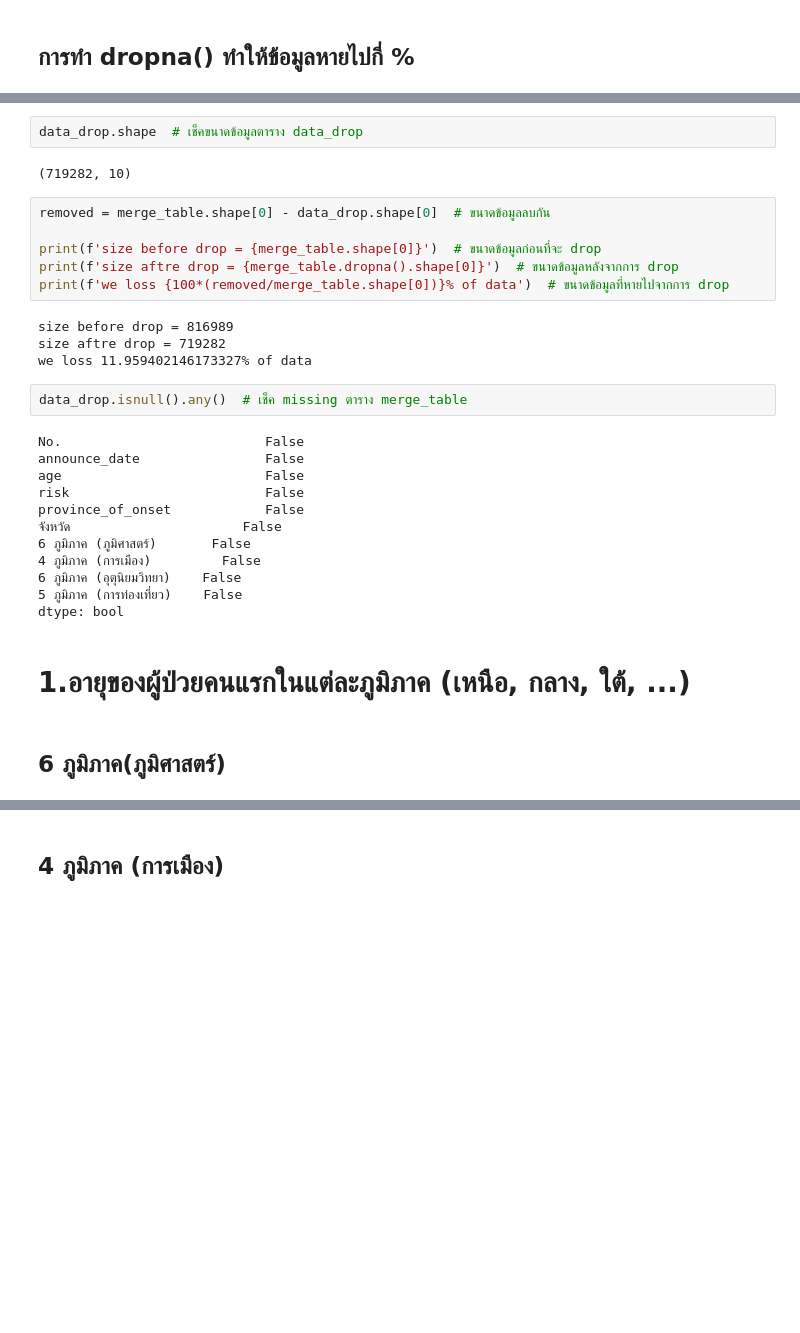
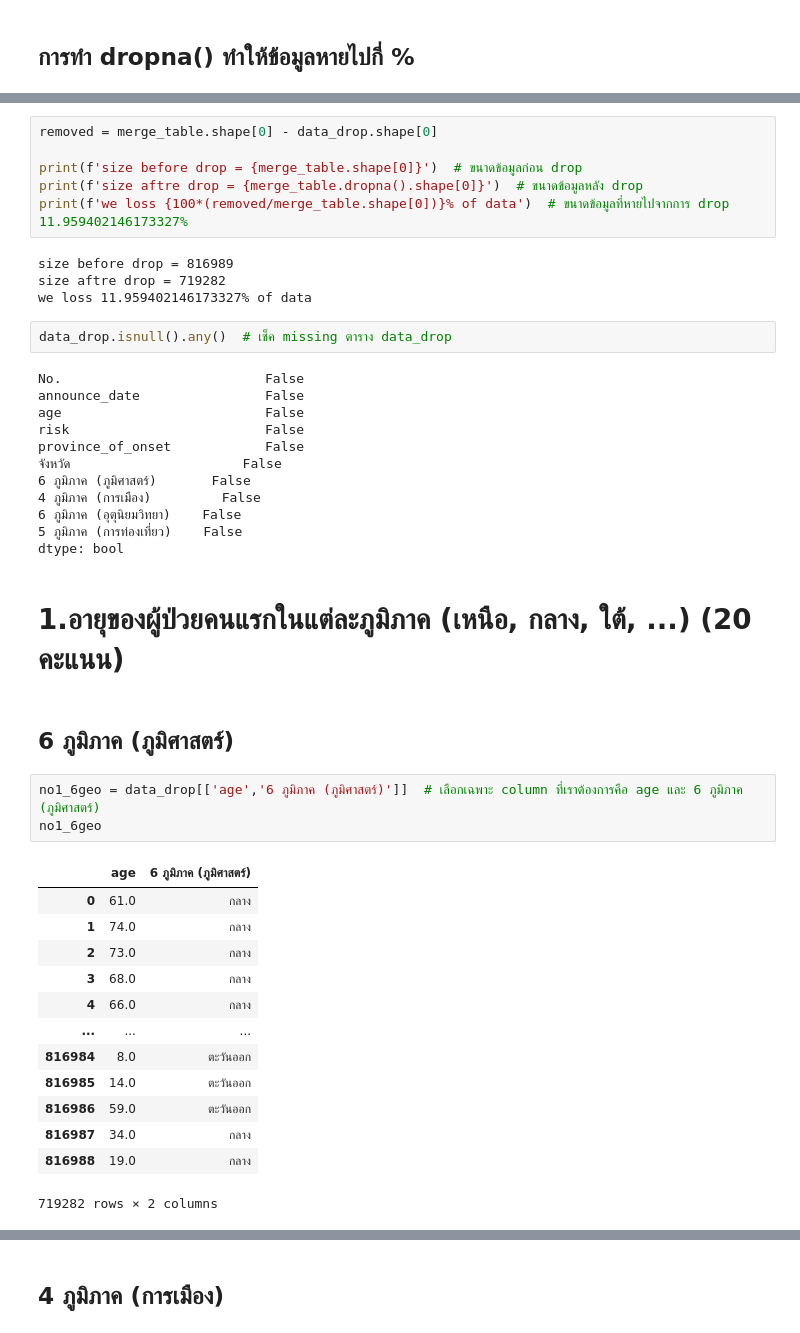
Before and after one commit to mintra-tippayaratsontorn/data_viz_2022, a Jupyter notebook: BasicPython&DataViz_midterm2022.ipynb, the cells around one changed output, grey strips where cells are left out. Saved outputs shown, nothing was run; the diff lists cells and outputs as text; blank space fills up the shorter version.

```diff
--- a/BasicPython&DataViz_midterm2022.ipynb
+++ b/BasicPython&DataViz_midterm2022.ipynb
@@ -290,19 +266,15 @@ data_drop = merge_table.dropna(subset=['จังหวัด'])  # drop เฉ
-# %%
-data_drop.shape  # เช็คขนาดข้อมูลตาราง data_drop
-# %% [output]
-(719282, 10)
 # %%
-removed = merge_table.shape[0] - data_drop.shape[0]  # ขนาดข้อมูลลบกัน
+removed = merge_table.shape[0] - data_drop.shape[0]
 
-print(f'size before drop = {merge_table.shape[0]}')  # ขนาดข้อมูลก่อนที่จะ drop
-print(f'size aftre drop = {merge_table.dropna().shape[0]}')  # ขนาดข้อมูลหลังจากการ drop
-print(f'we loss {100*(removed/merge_table.shape[0])}% of data')  # ขนาดข้อมูลที่หายไปจากการ drop
+print(f'size before drop = {merge_table.shape[0]}')  # ขนาดข้อมูลก่อน drop
+print(f'size aftre drop = {merge_table.dropna().shape[0]}')  # ขนาดข้อมูลหลัง drop
+print(f'we loss {100*(removed/merge_table.shape[0])}% of data')  # ขนาดข้อมูลที่หายไปจากการ drop 11.959402146173327%
 # %% [output]
 size before drop = 816989
 size aftre drop = 719282
 we loss 11.959402146173327% of data
 # %%
-data_drop.isnull().any()  # เช็ค missing ตาราง merge_table
+data_drop.isnull().any()  # เช็ค missing ตาราง data_drop
 # %% [output]
 No.                          False
 announce_date                False
@@ -316,6 +288,23 @@ province_of_onset            False
 5 ภูมิภาค (การท่องเที่ยว)    False
 dtype: bool
 # %% [markdown]
-# 1.อายุของผู้ป่วยคนแรกในแต่ละภูมิภาค (เหนือ, กลาง, ใต้, ...)
+# 1.อายุของผู้ป่วยคนแรกในแต่ละภูมิภาค (เหนือ, กลาง, ใต้, ...) (20 คะแนน)
 # %% [markdown]
-## 6 ภูมิภาค(ภูมิศาสตร์)
+## 6 ภูมิภาค (ภูมิศาสตร์)
+# %%
+no1_6geo = data_drop[['age','6 ภูมิภาค (ภูมิศาสตร์)']]  # เลือกเฉพาะ column ที่เราต้องการคือ age และ 6 ภูมิภาค (ภูมิศาสตร์)
+no1_6geo
+# %% [output]
+|  | age | 6 ภูมิภาค (ภูมิศาสตร์) |
+| 0 | 61.0 | กลาง |
+| 1 | 74.0 | กลาง |
+| 2 | 73.0 | กลาง |
+| 3 | 68.0 | กลาง |
+| 4 | 66.0 | กลาง |
+| ... | ... | ... |
+| 816984 | 8.0 | ตะวันออก |
+| 816985 | 14.0 | ตะวันออก |
+| 816986 | 59.0 | ตะวันออก |
+| 816987 | 34.0 | กลาง |
+| 816988 | 19.0 | กลาง |
+719282 rows × 2 columns
```
Also changed, not shown: parts of 184 cells of this notebook.
